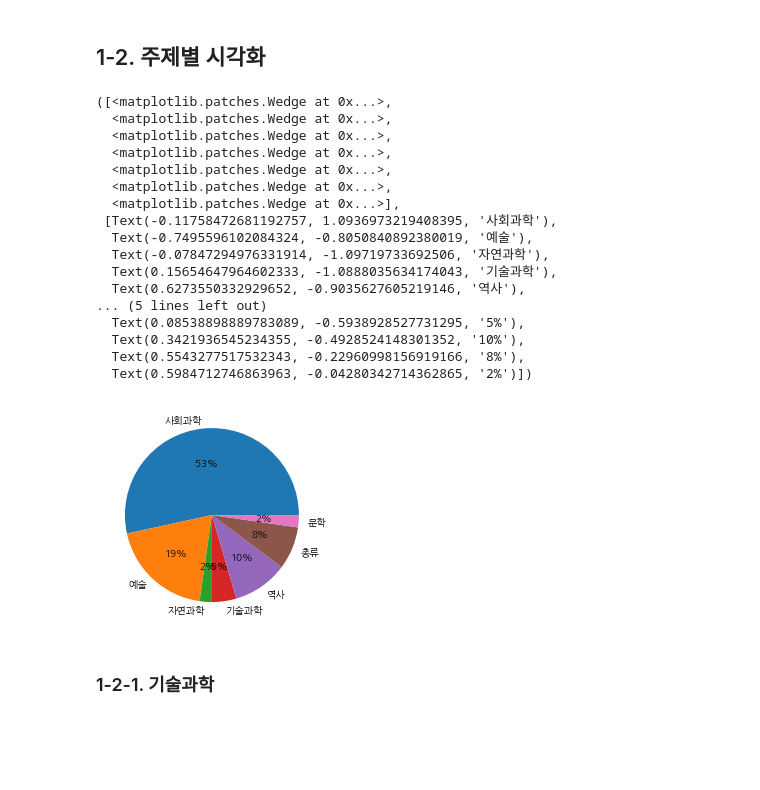
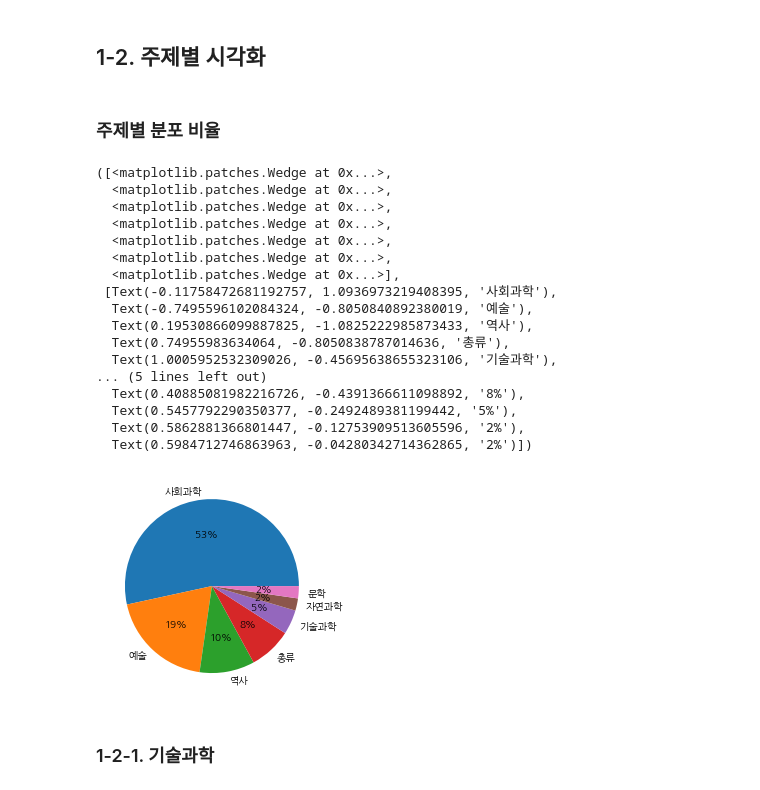
Before and after one commit to An-JIeun/portfolio, a Jupyter notebook: 텍스트마이닝_수업/텍마팀플.ipynb, the cells around one changed output. Saved outputs shown, nothing was run; the diff lists cells and outputs as text; code cells hidden in the pictures; blank space fills up the shorter version.

```diff
--- a/텍스트마이닝_수업/텍마팀플.ipynb
+++ b/텍스트마이닝_수업/텍마팀플.ipynb
@@ -151,27 +187,33 @@ make_wc(all_cont_dict, '전체 출현 빈도 상위 300개 단어', 'Greens')
 [figure]
 # %% [markdown]
 ## 1-2. 주제별 시각화
-# %%
-plt.pie(list(Counter(ori['대주제']).values()), labels = list(Counter(ori['대주제']).keys()), autopct = '%0.0f%%')
-# %% [output]
-([<matplotlib.patches.Wedge at 0x...>,
-  <matplotlib.patches.Wedge at 0x...>,
-  <matplotlib.patches.Wedge at 0x...>,
-  <matplotlib.patches.Wedge at 0x...>,
-  <matplotlib.patches.Wedge at 0x...>,
-  <matplotlib.patches.Wedge at 0x...>,
-  <matplotlib.patches.Wedge at 0x...>],
- [Text(-0.11758472681192757, 1.0936973219408395, '사회과학'),
-  Text(-0.7495596102084324, -0.8050840892380019, '예술'),
-  Text(-0.07847294976331914, -1.09719733692506, '자연과학'),
-  Text(0.15654647964602333, -1.0888035634174043, '기술과학'),
-  Text(0.6273550332929652, -0.9035627605219146, '역사'),
-... (5 lines left out)
-  Text(0.08538898889783089, -0.5938928527731295, '5%'),
-  Text(0.3421936545234355, -0.4928524148301352, '10%'),
-  Text(0.5543277517532343, -0.22960998156919166, '8%'),
-  Text(0.5984712746863963, -0.04280342714362865, '2%')])
-[figure, removed]
+# %% [markdown]
+### 주제별 분포 비율
+# %%
+subject_df = pd.DataFrame(columns = ['대주제','count'])
+subject_df['대주제']= list(Counter(ori['대주제']).keys())
+subject_df['count'] = list(Counter(ori['대주제']).values())
+subject_df = subject_df.sort_values(by='count', ascending = False)
+plt.pie(subject_df['count'], labels = subject_df['대주제'], autopct = '%0.0f%%')
+# %% [output]
+([<matplotlib.patches.Wedge at 0x...>,
+  <matplotlib.patches.Wedge at 0x...>,
+  <matplotlib.patches.Wedge at 0x...>,
+  <matplotlib.patches.Wedge at 0x...>,
+  <matplotlib.patches.Wedge at 0x...>,
+  <matplotlib.patches.Wedge at 0x...>,
+  <matplotlib.patches.Wedge at 0x...>],
+ [Text(-0.11758472681192757, 1.0936973219408395, '사회과학'),
+  Text(-0.7495596102084324, -0.8050840892380019, '예술'),
+  Text(0.19530866099887825, -1.0825222985873433, '역사'),
+  Text(0.74955983634064, -0.8050838787014636, '총류'),
+  Text(1.0005952532309026, -0.45695638655323106, '기술과학'),
+... (5 lines left out)
+  Text(0.40885081982216726, -0.4391366611098892, '8%'),
+  Text(0.5457792290350377, -0.2492489381199442, '5%'),
+  Text(0.5862881366801447, -0.12753909513605596, '2%'),
+  Text(0.5984712746863963, -0.04280342714362865, '2%')])
+[figure, added]
 # %% [markdown]
 ### 1-2-1. 기술과학
 # %%
```
Also changed, not shown: parts of 20 cells of this notebook.
